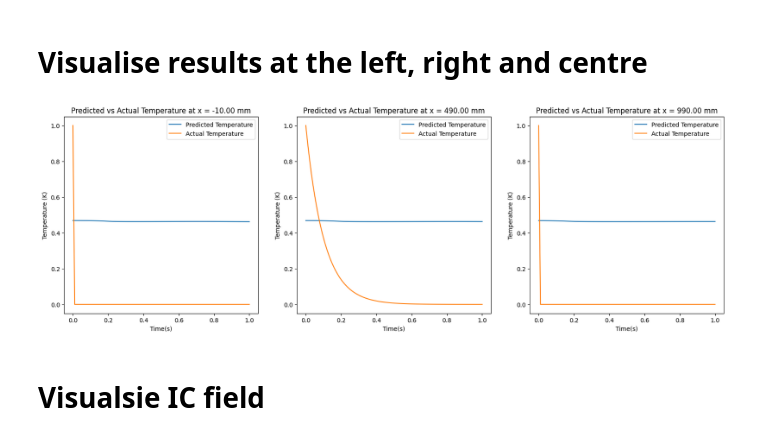
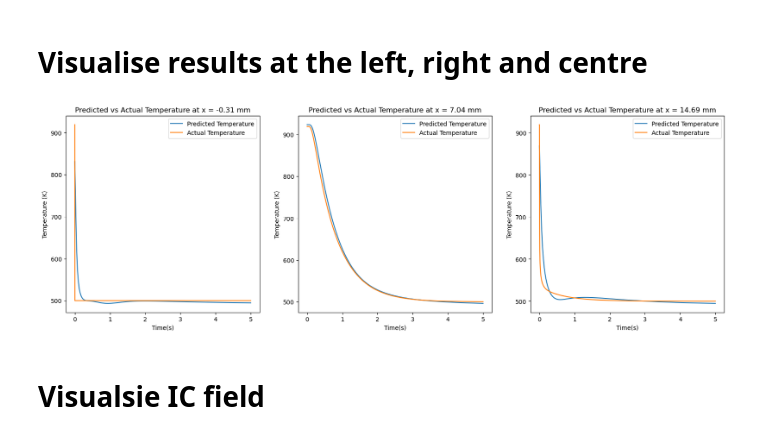
Before and after one commit to radhikrammohan/1D_HT_Pinn, a Jupyter notebook: Data-prep/PINN/Basic_training/spartan/visual.ipynb, the cells around one changed output. Saved outputs shown, nothing was run; the diff lists cells and outputs as text; code cells hidden in the pictures.

```diff
--- a/Data-prep/PINN/Basic_training/spartan/visual.ipynb
+++ b/Data-prep/PINN/Basic_training/spartan/visual.ipynb
@@ -107,0 +42,17 @@ temp_t = temp_t.view(-1,1)
+# %%
+# sol= np.exp(-(n**2 * np.pi**2 * a * t) / (L**2)) * np.sin(n * np.pi * x / L)
+
+
+length = 15e-3
+time_end = 5.0
+numpoints = 50
+temp_init = 919.0
+t_surr = 500.0
+
+heat_data = HT_sim(length, time_end, numpoints,  t_surr,temp_init)
+alpha = heat_data.alpha_l
+tempfield = heat_data.datagen()
+
+# heat_data.plot_temp(25)
+dt = heat_data.dt
+dx = heat_data.dx
@@ -173,7 +212,7 @@ loss_test = test_loss
 # print(f"Test loss loaded on {device}: {type(test_loss)}")
 
 # Load the Trained Model
-model = PINN(2, 20, 1, 8).to(device)
+model = PINN(2, 20, 1, 5).to(device)
 model_location = f"output_files/job_{job_id}/best-model.pth"
 model.load_state_dict(torch.load(model_location, map_location =device,weights_only=False))
 # %% [output]
@@ -224,39 +263,46 @@ inp_data = input_t
 
 temp_nn = model(inp_data[:,0].unsqueeze(1), inp_data[:,1].unsqueeze(1)).cpu().detach().numpy() # Get the predictions from the model
 
-dx = 1/100
-time_end = 1
-# temp_nn = invscaler(temp_nn,500.0,919.0) # Inverse transform the predictions
+dx = heat_data.dx
+time_end = time_end
+
+def invscaler(temp_nn, temp_init, t_surr):
+    temp_nn = ((temp_nn * (temp_init - t_surr))) + t_surr
+    return temp_nn
+
+temp_nn = invscaler(temp_nn,919.0,500.0) # Inverse transform the predictions
+
 temp_d= temp_data.reshape(num_steps, numpoints) # Reshape the actual temperature data to a 2D array
 temp_nn_t = temp_nn.reshape(num_steps, numpoints) # Reshape the predictions to a 2D array
-time_ss= np.linspace(0, time_end, num_steps )
-left , idx, right = 0, 50, 100
+
+time_ss= np.linspace(0, time_end, num_steps)
+left , idx, right = 0, 24,49
 
 fig = plt.figure(figsize=(20, 6))
 ax1,ax2,ax3 = fig.subplots(1,3)
 ax1.plot(time_ss, temp_nn_t[:,left], label='Predicted Temperature')
 ax1.plot(time_ss, temp_d[:,left], label='Actual Temperature')
 ax1.set_xlabel('Time(s)')
 ax1.set_ylabel('Temperature (K)')
 ax1.set_title(f'Predicted vs Actual Temperature at x = {(left-1)*dx*1000:.2f} mm')
 ax1.legend()
 
 ax2.plot(time_ss, temp_nn_t[:,idx-1], label='Predicted Temperature')
 ax2.plot(time_ss, temp_d[:,idx-1], label='Actual Temperature')
 ax2.set_xlabel('Time(s)')
 ax2.set_ylabel('Temperature (K)')
 ax2.set_title(f'Predicted vs Actual Temperature at x = {(idx-1)*dx*1000:.2f} mm')
 ax2.legend()
 
 ax3.plot(time_ss, temp_nn_t[:,right-1], label='Predicted Temperature')
 ax3.plot(time_ss, temp_d[:,right-1], label='Actual Temperature')
 ax3.set_xlabel('Time(s)')
 ax3.set_ylabel('Temperature (K)')
 ax3.set_title(f'Predicted vs Actual Temperature at x = {(right-1)*dx*1000:.2f} mm')
 ax3.legend()
 plt.show()
 # %% [output]
-[figure, old version]
+[figure, new version]
 # %% [markdown]
 # Visualsie IC field
 # %%
```
Also changed, not shown: parts of 14 cells of this notebook, 5 other files.
